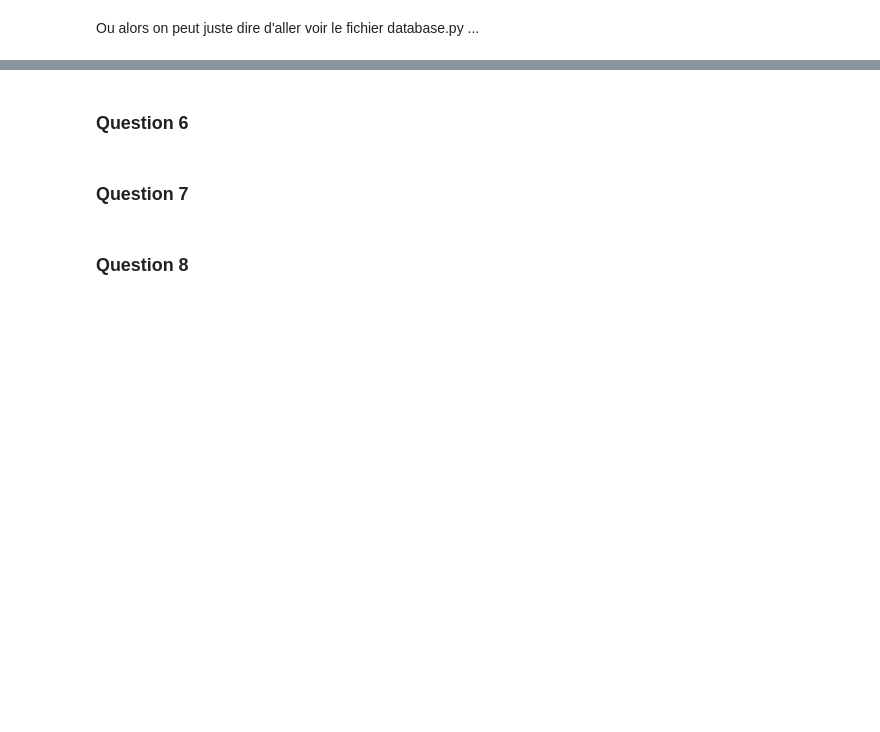
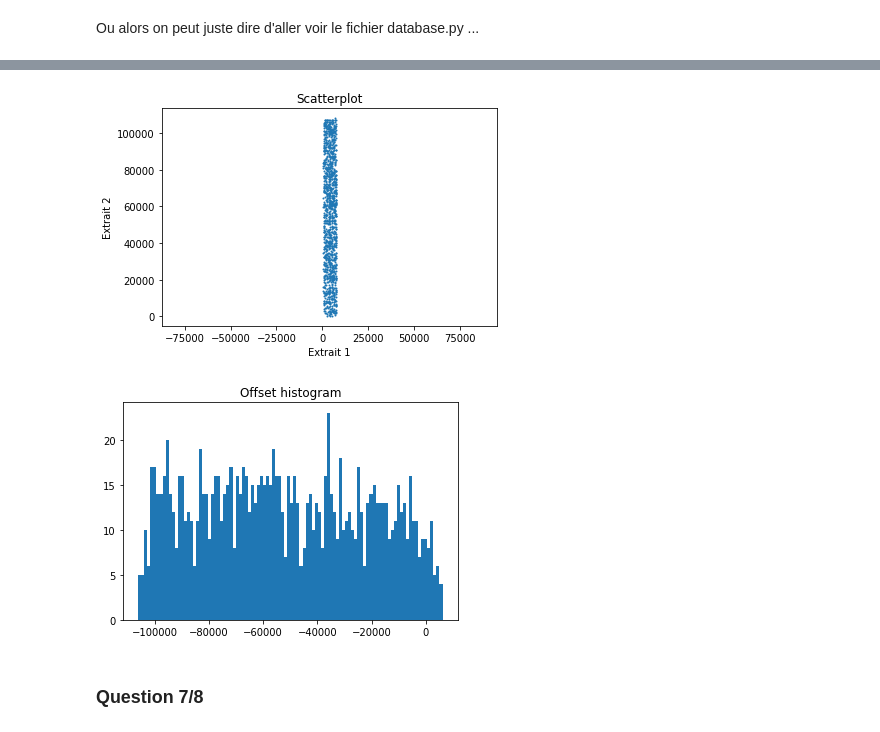
Before and after one commit to AlisonProfit/TDS, a Jupyter notebook: questions.ipynb, the cells around one changed output, grey strips where cells are left out. Saved outputs shown, nothing was run; the diff lists cells and outputs as text; code cells hidden in the pictures; blank space fills up the shorter version.

```diff
--- a/questions.ipynb
+++ b/questions.ipynb
@@ -102,6 +123,21 @@ TypeError: string indices must be integers
+# %%
+#Exemple lorsque l'extrait correspond au morceau
+
+encoder = Encoding()
+tmin = int(50*fs) # We select an extract starting at 50s ...
+duration = int(10*fs) # ... which lasts 10s
+fs, s = read('./samples/Frisk - Au.Ra.wav')
+encoder.process(fs, s[tmin:tmin + duration])
+hashes1 = encoder.hashes
+fs, s = read('samples\Open Highway - ALBIS.wav')
+encoder.process(fs, s)
+hashes2 = encoder.hashes
+
+match = Matching(hashes1, hashes2)
+match.display_scatterplot()
+match.display_histogram();
+# %% [output]
+[figure, added]
+[figure, added]
 # %% [markdown]
-### Question 6
+### Question 7/8
-# %% [markdown]
-### Question 7
-# %% [markdown]
-### Question 8
```
Also changed, not shown: parts of 6 cells of this notebook, 2 other files.
